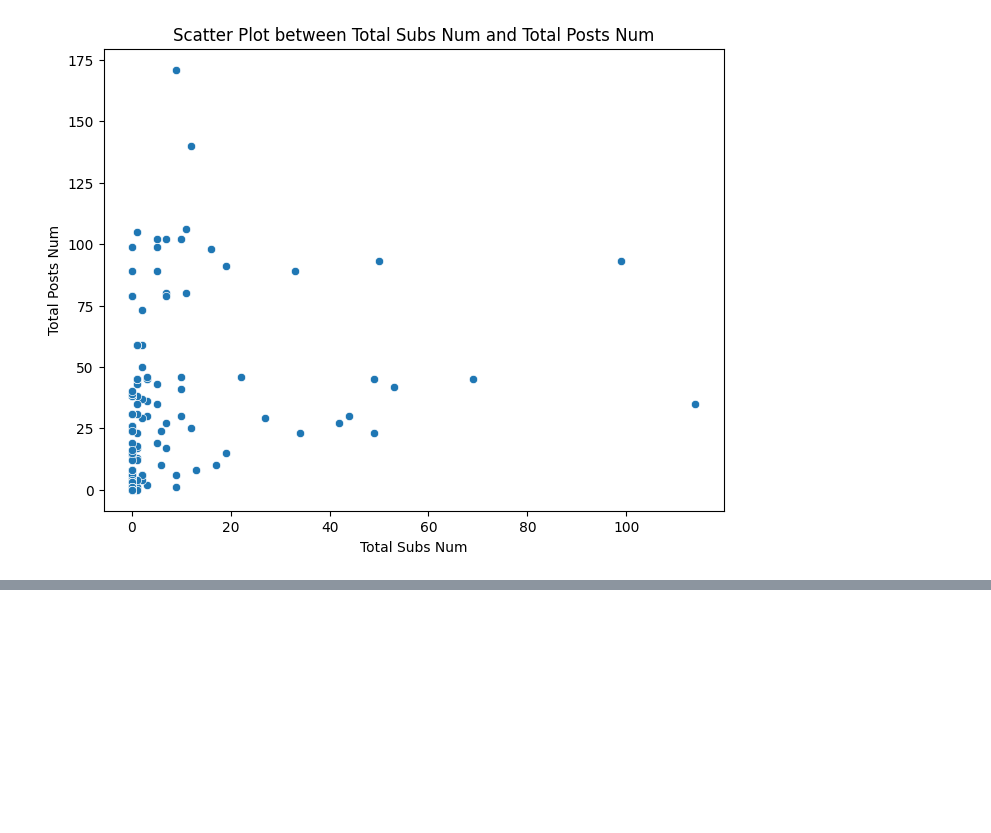
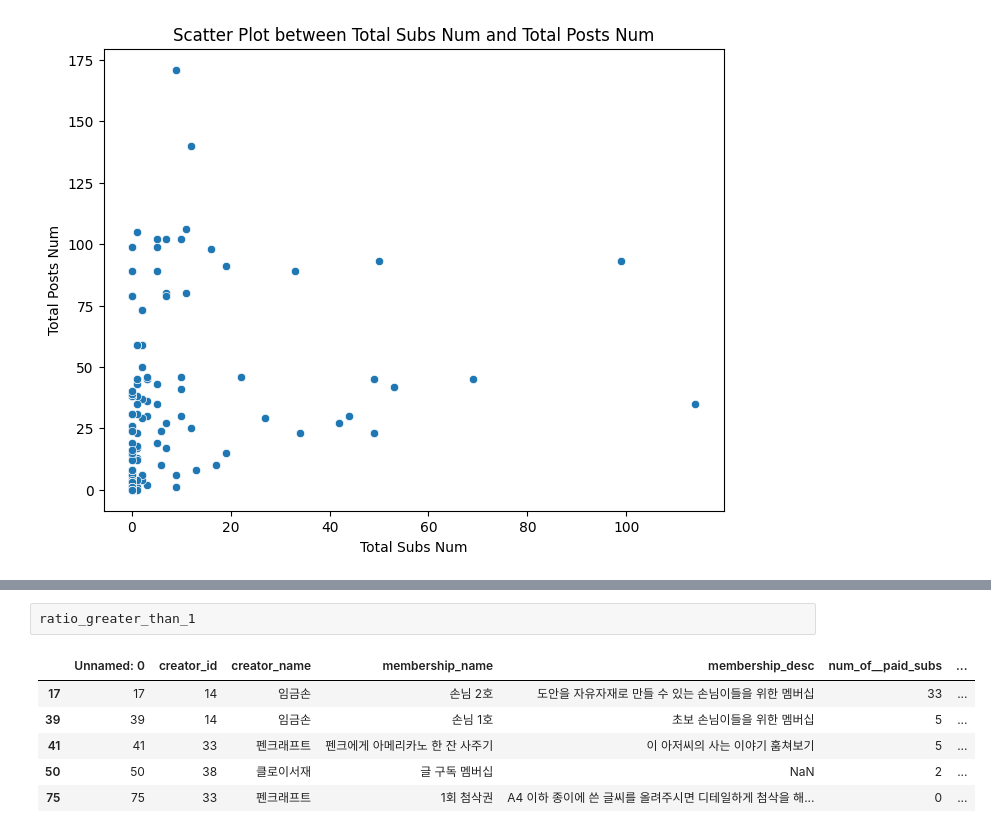
Before and after one commit to songye38/2024_GenAI_crawling, a Jupyter notebook: EDA/version2.ipynb, the cells around one changed output, grey strips where cells are left out. Drawn from its saved outputs; the diff is of its cells as text; blank space fills up the shorter version.

```diff
--- a/EDA/version2.ipynb
+++ b/EDA/version2.ipynb
@@ -182,0 +246,9 @@ Correlation Coefficient: 0.4721885334465325
+# %%
+ratio_greater_than_1
+# %% [output]
+|  | Unnamed: 0 | creator_id | creator_name | membership_name | membership_desc | num_of__paid_subs | ... |
+| 17 | 17 | 14 | 임금손 | 손님 2호 | 도안을 자유자재로 만들 수 있는 손님이들을 위한 멤버십 | 33 | ... |
+| 39 | 39 | 14 | 임금손 | 손님 1호 | 초보 손님이들을 위한 멤버십 | 5 | ... |
+| 41 | 41 | 33 | 펜크래프트 | 펜크에게 아메리카노 한 잔 사주기 | 이 아저씨의 사는 이야기 훔쳐보기 | 5 | ... |
+| 50 | 50 | 38 | 클로이서재 | 글 구독 멤버십 | NaN | 2 | ... |
+| 75 | 75 | 33 | 펜크래프트 | 1회 첨삭권 | A4 이하 종이에 쓴 글씨를 올려주시면 디테일하게 첨삭을 해... | 0 | ... |
```
Also changed, not shown: parts of 7 cells of this notebook.
